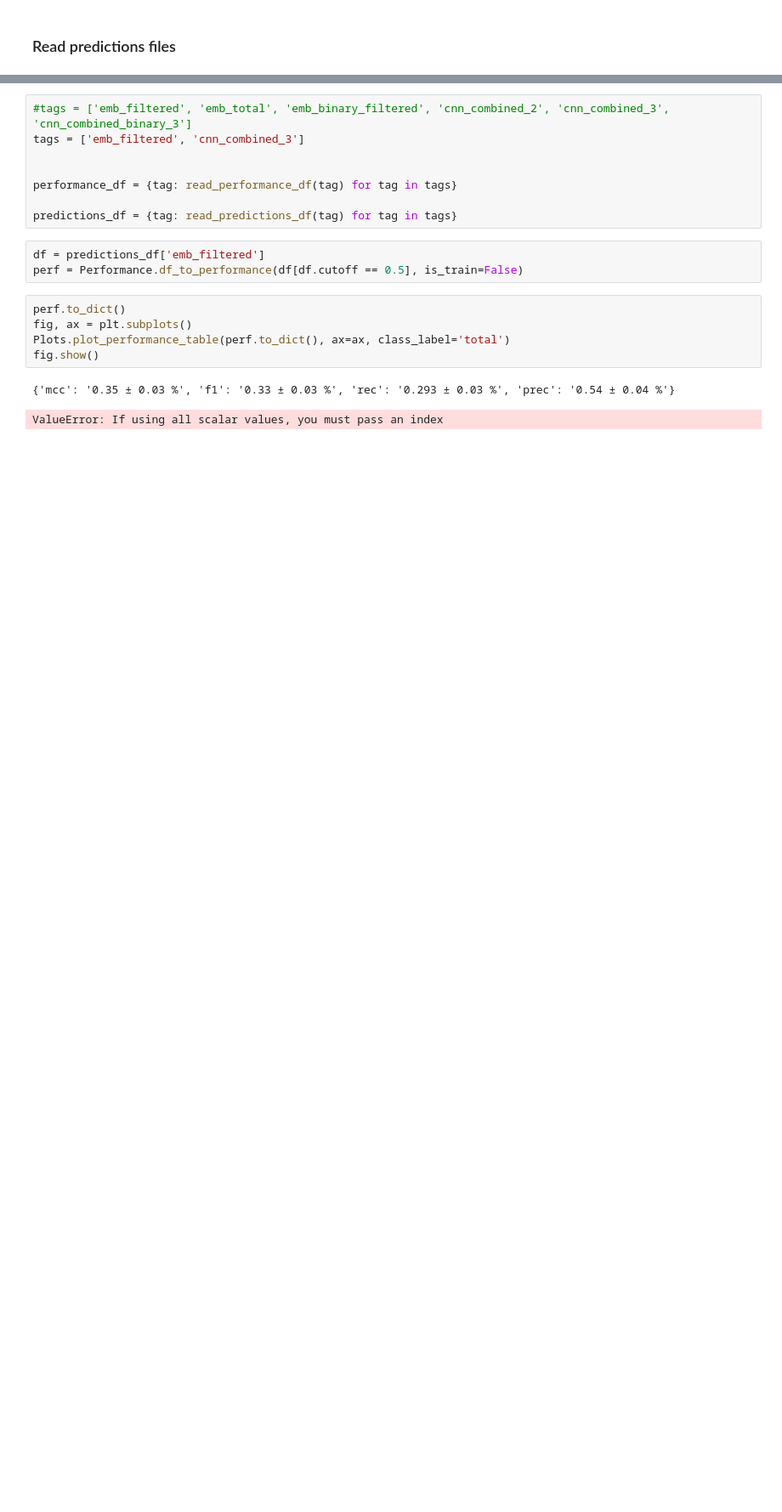
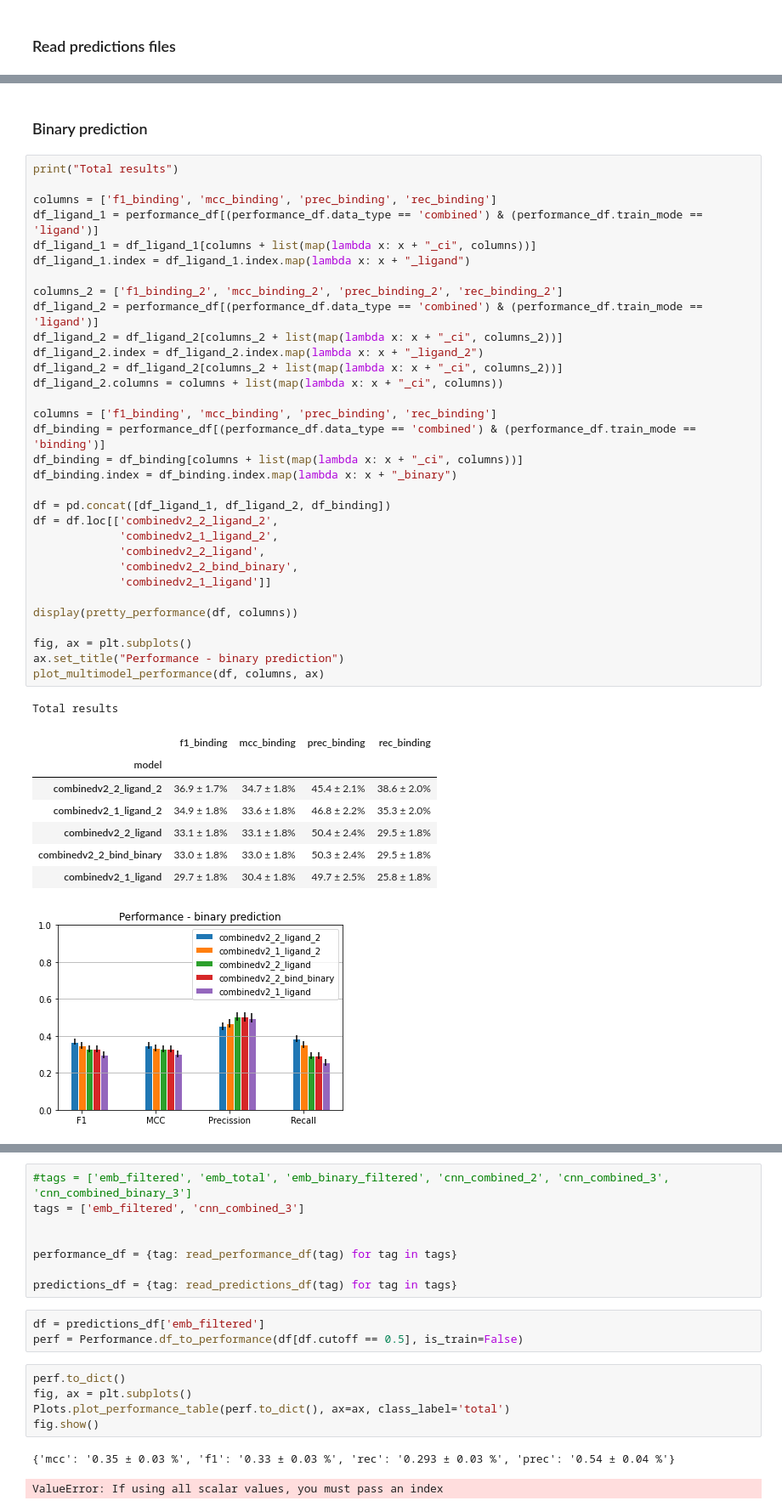
Before and after one commit to gtsitsiridis/bind-af2-embed, a Jupyter notebook: notebooks/train_notebook.ipynb, the cells around one changed output, grey strips where cells are left out. Shown at 85% size. Drawn from its saved outputs; the diff is of its cells as text; blank space fills up the shorter version.

```diff
--- a/notebooks/train_notebook.ipynb
+++ b/notebooks/train_notebook.ipynb
@@ -37,0 +313,44 @@ def read_performance_df(tag: str, cutoff: float = 0.5) -> pd.DataFrame:
+# %% [markdown]
+### Binary prediction
+# %%
+print("Total results")
+
+columns = ['f1_binding', 'mcc_binding', 'prec_binding', 'rec_binding']
+df_ligand_1 = performance_df[(performance_df.data_type == 'combined') & (performance_df.train_mode == 'ligand')]
+df_ligand_1 = df_ligand_1[columns + list(map(lambda x: x + "_ci", columns))]
+df_ligand_1.index = df_ligand_1.index.map(lambda x: x + "_ligand")
+
+columns_2 = ['f1_binding_2', 'mcc_binding_2', 'prec_binding_2', 'rec_binding_2']
+df_ligand_2 = performance_df[(performance_df.data_type == 'combined') & (performance_df.train_mode == 'ligand')]
+df_ligand_2 = df_ligand_2[columns_2 + list(map(lambda x: x + "_ci", columns_2))]
+df_ligand_2.index = df_ligand_2.index.map(lambda x: x + "_ligand_2")
+df_ligand_2 = df_ligand_2[columns_2 + list(map(lambda x: x + "_ci", columns_2))]
+df_ligand_2.columns = columns + list(map(lambda x: x + "_ci", columns))
+
+columns = ['f1_binding', 'mcc_binding', 'prec_binding', 'rec_binding']
+df_binding = performance_df[(performance_df.data_type == 'combined') & (performance_df.train_mode == 'binding')]
+df_binding = df_binding[columns + list(map(lambda x: x + "_ci", columns))]
+df_binding.index = df_binding.index.map(lambda x: x + "_binary")
+
+df = pd.concat([df_ligand_1, df_ligand_2, df_binding])
+df = df.loc[['combinedv2_2_ligand_2',
+             'combinedv2_1_ligand_2',
+             'combinedv2_2_ligand',
+             'combinedv2_2_bind_binary',
+             'combinedv2_1_ligand']]
+
+display(pretty_performance(df, columns))
+
+fig, ax = plt.subplots()
+ax.set_title("Performance - binary prediction")
+plot_multimodel_performance(df, columns, ax)
+# %% [output]
+Total results
+|  | f1_binding | mcc_binding | prec_binding | rec_binding |
+| model |  |  |  |  |
+| combinedv2_2_ligand_2 | 36.9 ± 1.7% | 34.7 ± 1.8% | 45.4 ± 2.1% | 38.6 ± 2.0% |
+| combinedv2_1_ligand_2 | 34.9 ± 1.8% | 33.6 ± 1.8% | 46.8 ± 2.2% | 35.3 ± 2.0% |
+| combinedv2_2_ligand | 33.1 ± 1.8% | 33.1 ± 1.8% | 50.4 ± 2.4% | 29.5 ± 1.8% |
+| combinedv2_2_bind_binary | 33.0 ± 1.8% | 33.0 ± 1.8% | 50.3 ± 2.4% | 29.5 ± 1.8% |
+| combinedv2_1_ligand | 29.7 ± 1.8% | 30.4 ± 1.8% | 49.7 ± 2.5% | 25.8 ± 1.8% |
+[figure, added]
```
Also changed, not shown: parts of 45 cells of this notebook, 1 other file.
